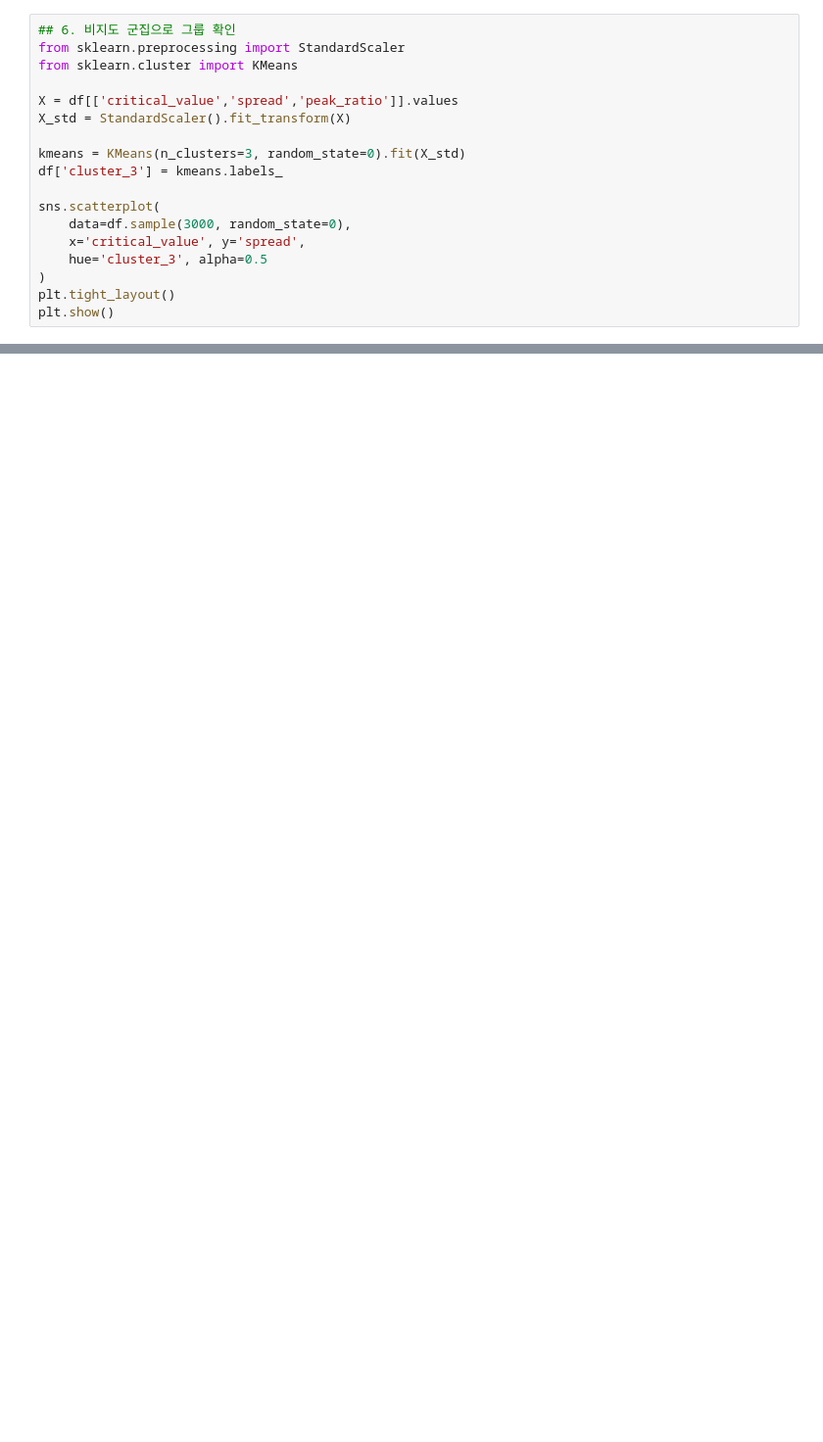
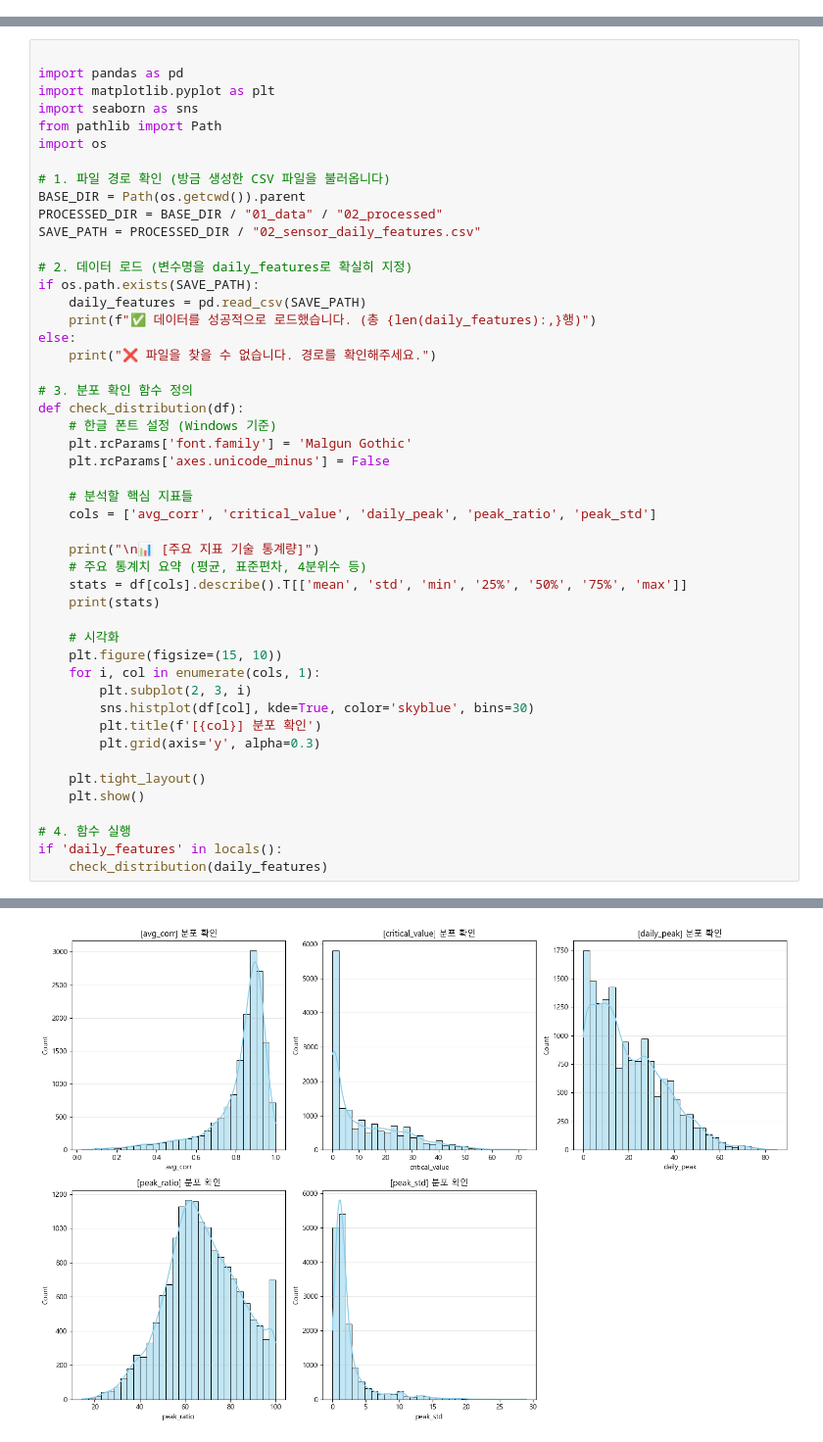
Before and after one commit to skrpgns12/ilms-noise-analysis, a Jupyter notebook: 02_code/03_data_eda.ipynb, the cells around one changed output, grey strips where cells are left out. Shown at 98% size. Saved outputs shown, nothing was run; the diff lists cells and outputs as text; blank space fills up the shorter version.

```diff
--- a/02_code/03_data_eda.ipynb
+++ b/02_code/03_data_eda.ipynb
@@ -181,18 +0,0 @@ outliers.head()
-# %%
-## 6. 비지도 군집으로 그룹 확인
-from sklearn.preprocessing import StandardScaler
-from sklearn.cluster import KMeans
-
-X = df[['critical_value','spread','peak_ratio']].values
-X_std = StandardScaler().fit_transform(X)
-
-kmeans = KMeans(n_clusters=3, random_state=0).fit(X_std)
-df['cluster_3'] = kmeans.labels_
-
-sns.scatterplot(
-    data=df.sample(3000, random_state=0),
-    x='critical_value', y='spread',
-    hue='cluster_3', alpha=0.5
-)
-plt.tight_layout()
-plt.show()
@@ -200,0 +3,49 @@ plt.show()
+# %%
+
+import pandas as pd
+import matplotlib.pyplot as plt
+import seaborn as sns
+from pathlib import Path
+import os
+
+# 1. 파일 경로 확인 (방금 생성한 CSV 파일을 불러옵니다)
+BASE_DIR = Path(os.getcwd()).parent
+PROCESSED_DIR = BASE_DIR / "01_data" / "02_processed"
+SAVE_PATH = PROCESSED_DIR / "02_sensor_daily_features.csv"
+
+# 2. 데이터 로드 (변수명을 daily_features로 확실히 지정)
+if os.path.exists(SAVE_PATH):
+    daily_features = pd.read_csv(SAVE_PATH)
+    print(f"✅ 데이터를 성공적으로 로드했습니다. (총 {len(daily_features):,}행)")
+else:
+    print("❌ 파일을 찾을 수 없습니다. 경로를 확인해주세요.")
+
+# 3. 분포 확인 함수 정의
+def check_distribution(df):
+    # 한글 폰트 설정 (Windows 기준)
+    plt.rcParams['font.family'] = 'Malgun Gothic'
+    plt.rcParams['axes.unicode_minus'] = False
+
+    # 분석할 핵심 지표들
+    cols = ['avg_corr', 'critical_value', 'daily_peak', 'peak_ratio', 'peak_std']
+
+    print("\n📊 [주요 지표 기술 통계량]")
+    # 주요 통계치 요약 (평균, 표준편차, 4분위수 등)
+    stats = df[cols].describe().T[['mean', 'std', 'min', '25%', '50%', '75%', 'max']]
+    print(stats)
+
+    # 시각화
+    plt.figure(figsize=(15, 10))
+    for i, col in enumerate(cols, 1):
+        plt.subplot(2, 3, i)
+        sns.histplot(df[col], kde=True, color='skyblue', bins=30)
+        plt.title(f'[{col}] 분포 확인')
+        plt.grid(axis='y', alpha=0.3)
+
+    plt.tight_layout()
+    plt.show()
+
+# 4. 함수 실행
+if 'daily_features' in locals():
+    check_distribution(daily_features)
+# %% [output]
@@ -200,0 +61 @@ plt.show()
+[figure, added]
```
Also changed, not shown: parts of 13 cells of this notebook, 28 other files.
